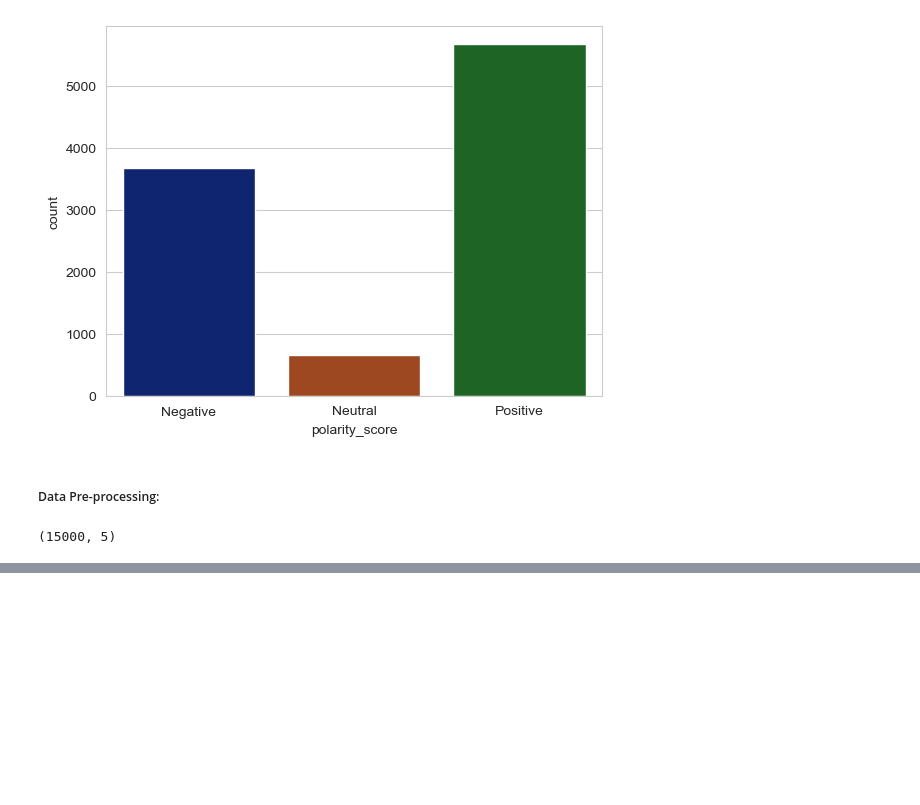
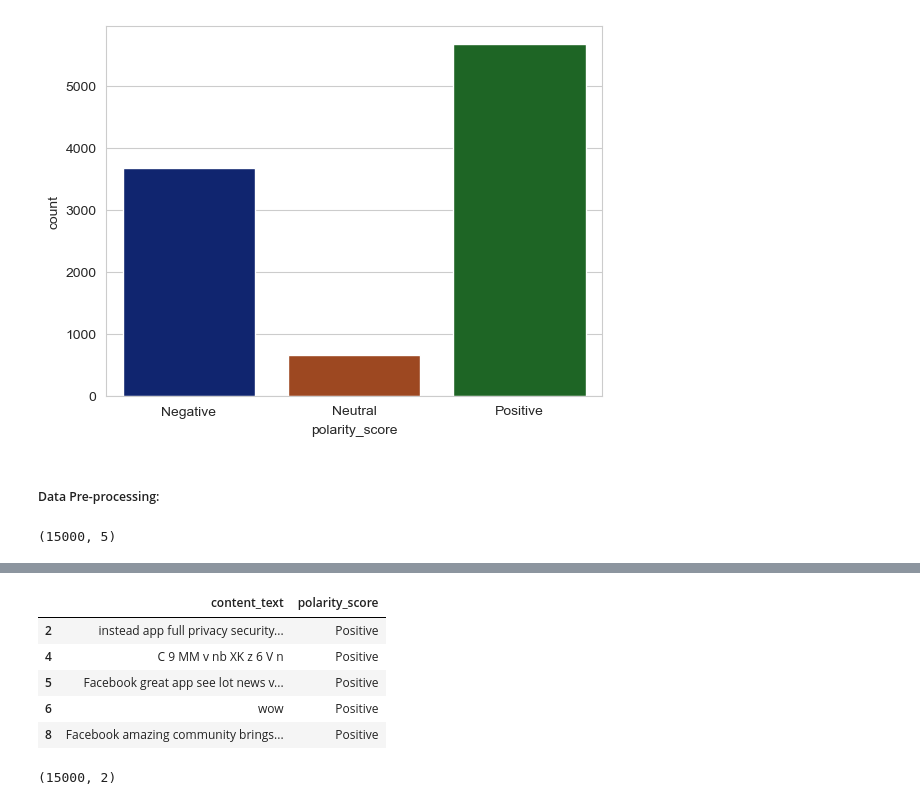
Before and after one commit to ThBrasilDaCosta/CA2-ML-Neural-Semantic, a Jupyter notebook: ThiagoCosta_ML_CA2.ipynb, the cells around one changed output, grey strips where cells are left out. Cells and saved outputs as stored; diff of their text form; code cells hidden in the pictures; blank space fills up the shorter version.

```diff
--- a/ThiagoCosta_ML_CA2.ipynb
+++ b/ThiagoCosta_ML_CA2.ipynb
@@ -714,0 +734,15 @@ facebook_reviews.shape
+# %%
+facebook_reviews = facebook_reviews[['content_text', 'polarity_score']]
+# %%
+facebook_reviews.head()
+# %% [output]
+|  | content_text | polarity_score |
+| 2 | instead app full privacy security... | Positive |
+| 4 | C 9 MM v nb XK z 6 V n | Positive |
+| 5 | Facebook great app see lot news v... | Positive |
+| 6 | wow | Positive |
+| 8 | Facebook amazing community brings... | Positive |
+# %%
+facebook_reviews.shape
+# %% [output]
+(15000, 2)
```
Also changed, not shown: parts of 3 cells of this notebook.
